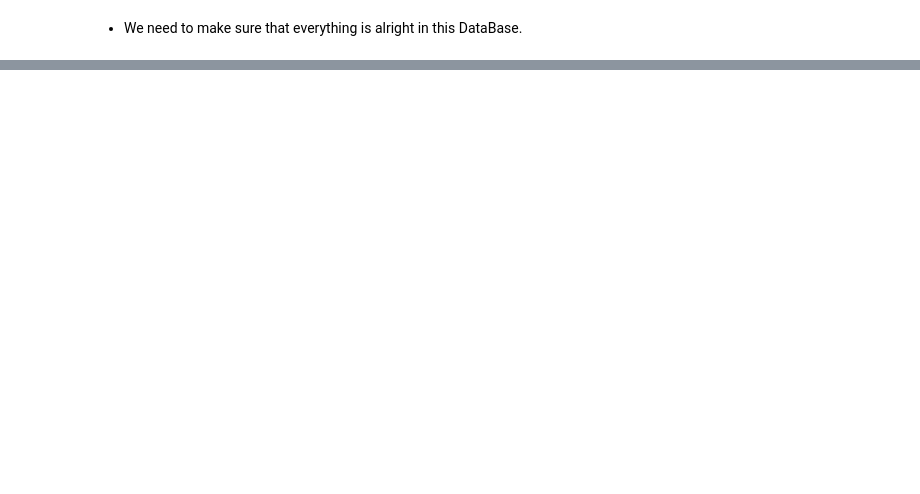
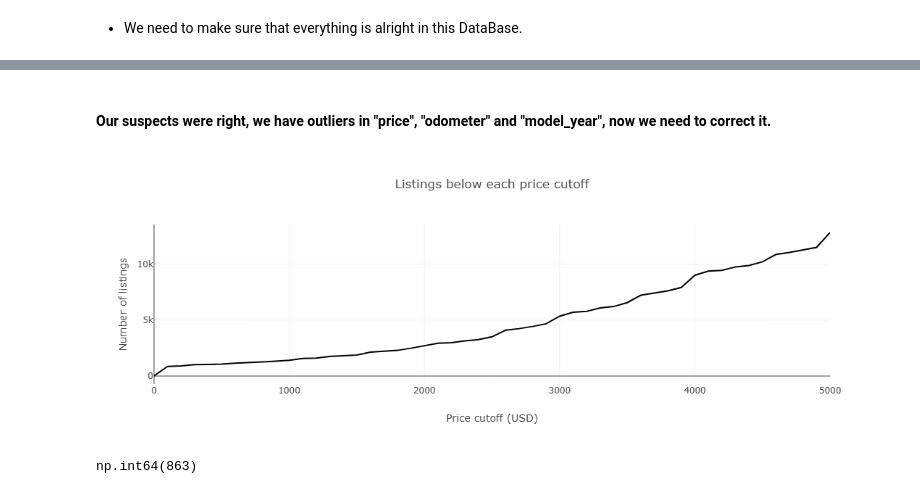
Before and after one commit to CaueFabrizioBS/car-market-explorer, a Jupyter notebook: notebooks/EDA.ipynb, the cells around one changed output, grey strips where cells are left out. Cells and saved outputs as stored; diff of their text form; code cells hidden in the pictures; blank space fills up the shorter version.

```diff
--- a/notebooks/EDA.ipynb
+++ b/notebooks/EDA.ipynb
@@ -32,0 +56,24 @@ memory usage: 7.7 MB
+# %%
+# Standarize text columns and fill the missing values.
+for col in ['model', 'condition', 'fuel', 'transmission', 'type', 'paint_color']:
+    vehicles_df[col] = vehicles_df[col].str.strip().str.lower()
+
+vehicles_df['date_posted'] = pd.to_datetime(vehicles_df['date_posted'],format='%Y-%m-%d')
+vehicles_df['paint_color'] = vehicles_df['paint_color'].fillna('unknown')
+vehicles_df['is_4wd'] = vehicles_df['is_4wd'].fillna(0).astype(bool)
+# %%
+# Fill the missing values with the median.
+vehicles_df['model_year'] = vehicles_df['model_year'].fillna(
+    vehicles_df.groupby('model')['model_year'].transform('median'))
+
+def get_mode(x):
+    return x.mode()[0]
+vehicles_df['cylinders'] = vehicles_df['cylinders'].fillna(
+    vehicles_df.groupby('model')['cylinders'].transform(get_mode))
+# For cylinders we are fullfilling with the 'mode' instead of 'median'.
+
+vehicles_df['odometer'] = vehicles_df['odometer'].fillna(
+    vehicles_df.groupby(['model','condition','model_year'])['model_year'].transform('median'))
+
+# To verify if our treatment got right.
+vehicles_df.isna().sum()
@@ -32,0 +95,5 @@ memory usage: 7.7 MB
+# %%
+# Convert 'model_year' Dtype to the right one.
+vehicles_df['model_year'] = vehicles_df['model_year'].astype('int')
+vehicles_df['cylinders'] = vehicles_df['cylinders'].astype('int')
+vehicles_df['odometer'] = vehicles_df['odometer'].astype('int')
@@ -32,0 +123,21 @@ memory usage: 7.7 MB
+# %% [markdown]
+#### Our suspects were right, we have outliers in "price", "odometer" and "model_year", now we need to correct it.
+# %%
+# Count how many listings fall below each candidate price cutoff.
+
+cutoffs = range(0, 5001, 100)
+
+px.line(
+    x=cutoffs,
+    y=[(vehicles_df['price'] < c).sum() for c in cutoffs],
+    title='Listings below each price cutoff',
+    labels={'x': 'Price cutoff (USD)', 'y': 'Number of listings'},
+    width=700,
+    height=400
+)
+# %% [output]
+[figure, added]
+# %%
+(vehicles_df['price'] < 100).sum()
+# %% [output]
+np.int64(863)
```
Also changed, not shown: parts of 20 cells of this notebook.
